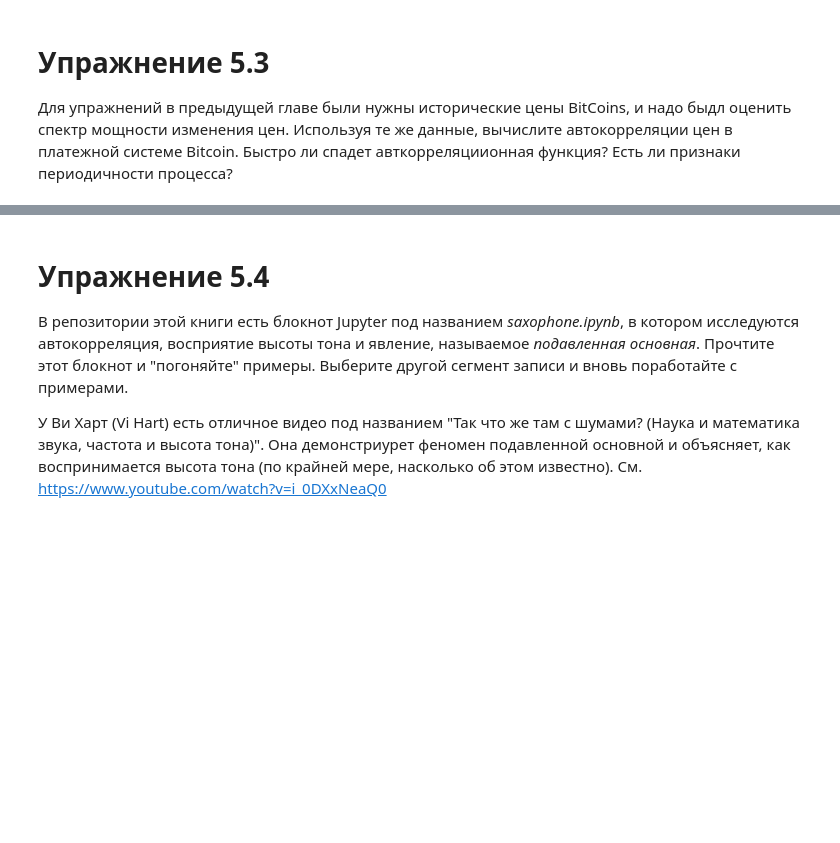
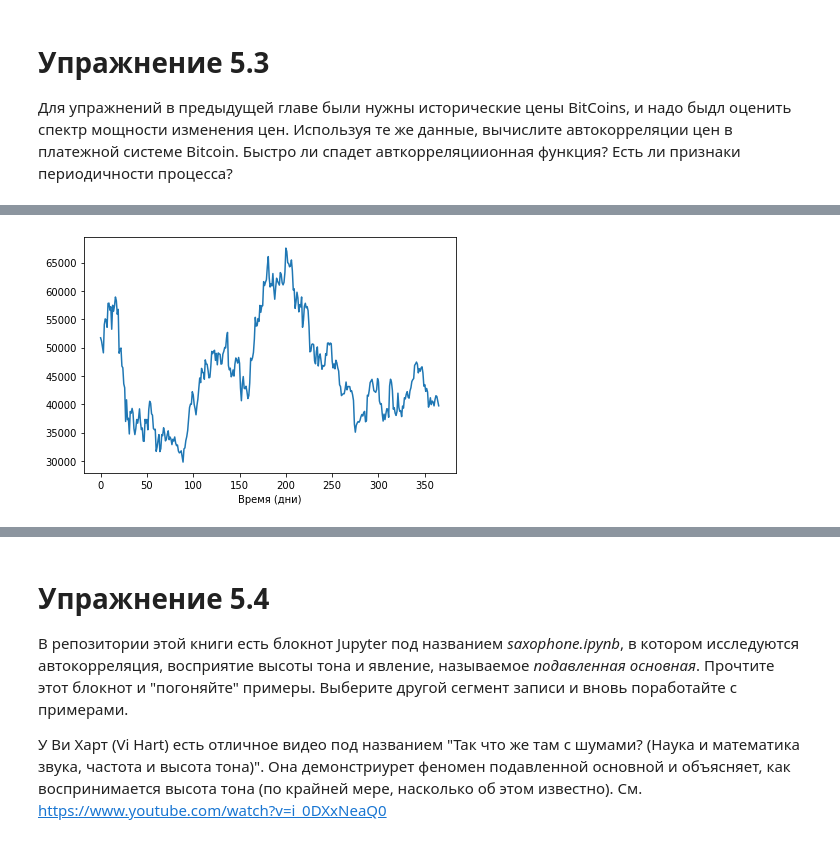
Before and after one commit to DenZhid/TelecommunicationSystemsLabs, a Jupyter notebook: Lab5/Lab5.ipynb, the cells around one changed output, grey strips where cells are left out. Drawn from its saved outputs; the diff is of its cells as text; code cells hidden in the pictures; blank space fills up the shorter version.

```diff
--- a/Lab5/Lab5.ipynb
+++ b/Lab5/Lab5.ipynb
@@ -26,0 +72,3 @@ if not os.path.exists('28042__bcjordan__voicedownbew.wav'):
+# %%
+data = pd.read_csv('bitcoin_prices_23_04_21-23_04_22.csv', parse_dates=[0])
+data
@@ -26,0 +89,6 @@ if not os.path.exists('28042__bcjordan__voicedownbew.wav'):
+# %%
+btc_wave = Wave(data['market-price'], data.index, framerate = 1)
+btc_wave.plot()
+decorate(xlabel='Время (дни)')
+# %% [output]
+[figure, added]
```
Also changed, not shown: parts of 16 cells of this notebook.
